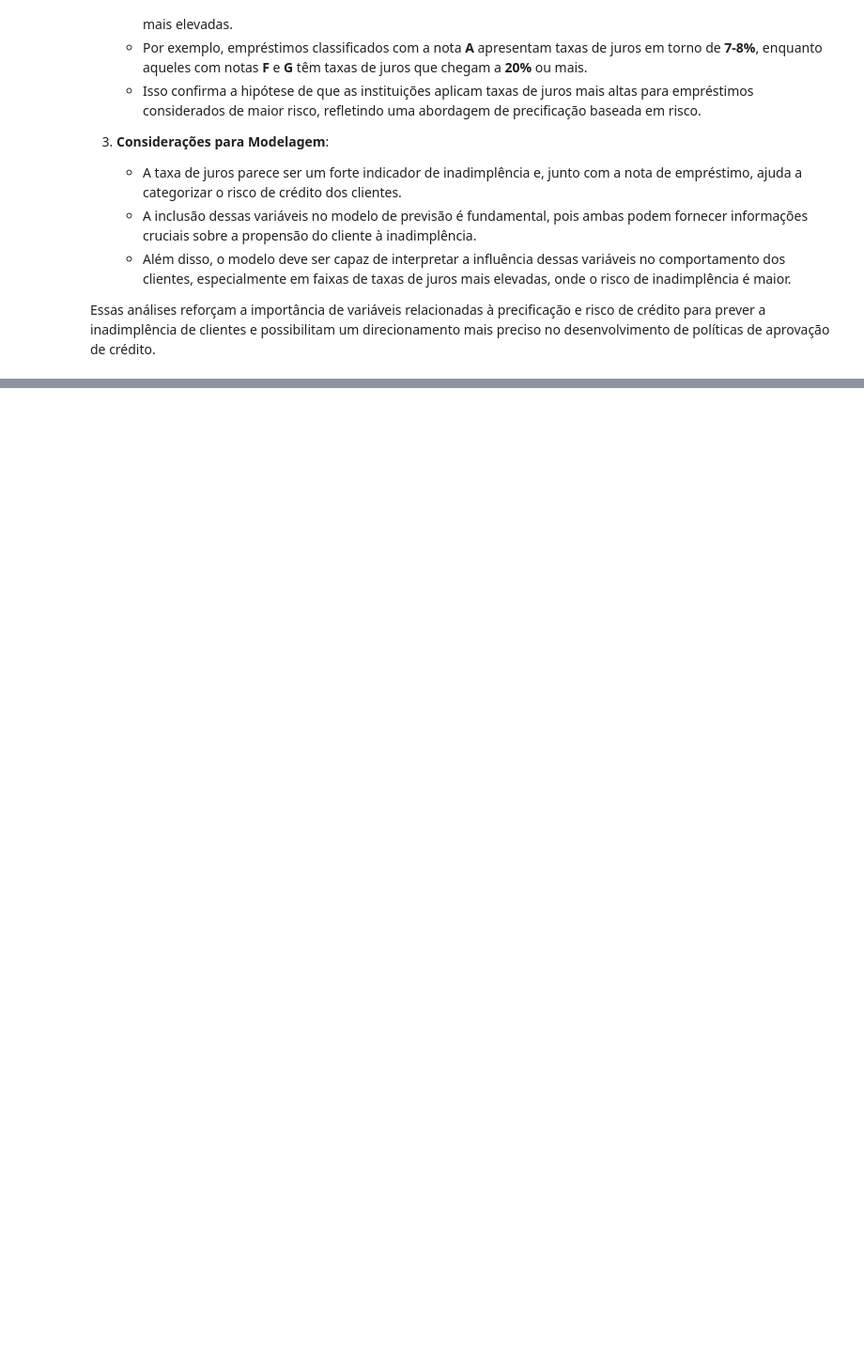
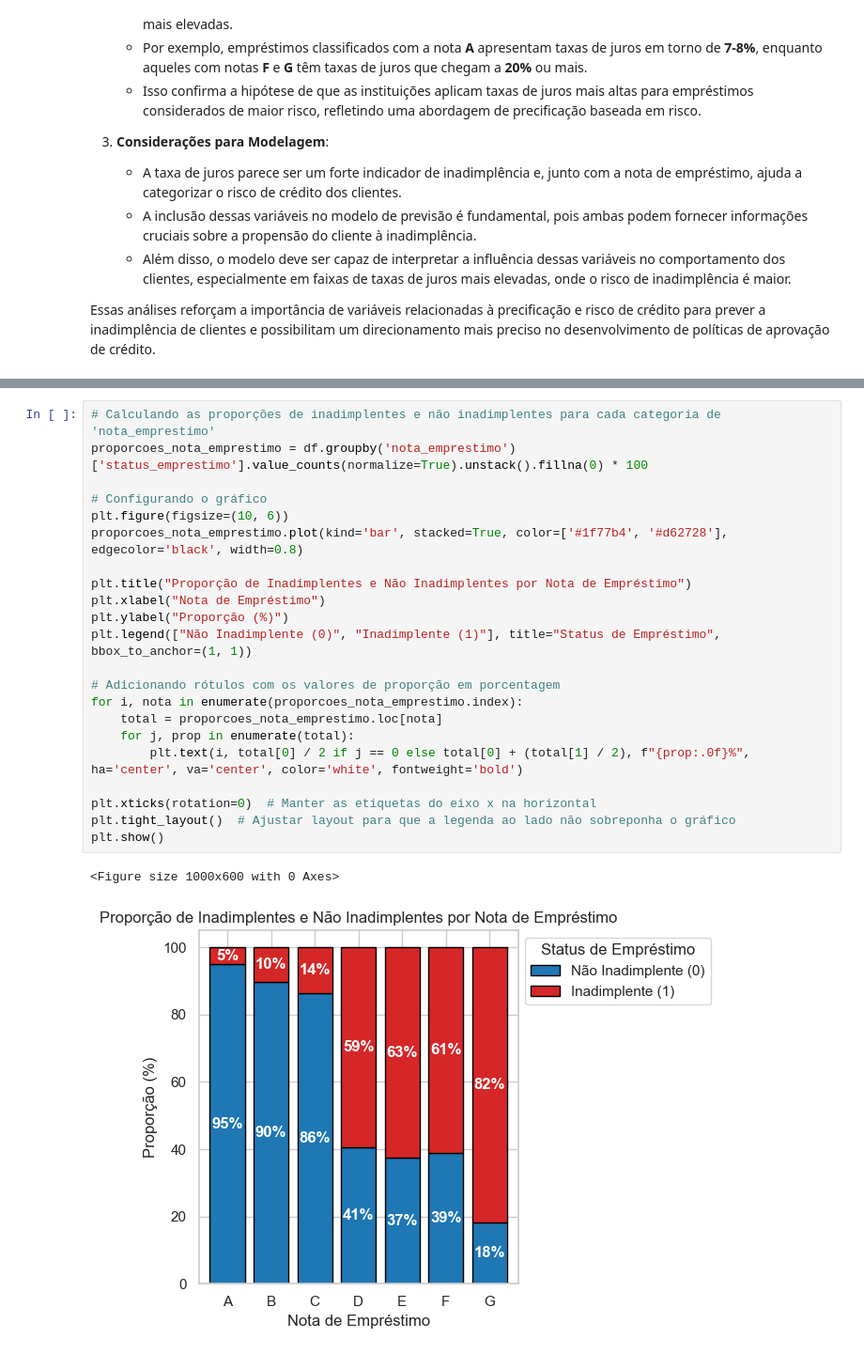
Before and after one commit to tnleite/loan-approval-prediction, a Jupyter notebook: 02-Analise/loan-approval-prediction.ipynb, the cells around one changed output, grey strips where cells are left out. Shown at 94% size. Saved outputs shown, nothing was run; the diff lists cells and outputs as text; blank space fills up the shorter version.

```diff
--- a/02-Analise/loan-approval-prediction.ipynb
+++ b/02-Analise/loan-approval-prediction.ipynb
@@ -1574,0 +1587,25 @@ Essa distribuição é desbalanceada, mas reflete o perfil geral dos dados. A cr
+# %%
+# Calculando as proporções de inadimplentes e não inadimplentes para cada categoria de 'nota_emprestimo'
+proporcoes_nota_emprestimo = df.groupby('nota_emprestimo')['status_emprestimo'].value_counts(normalize=True).unstack().fillna(0) * 100
+
+# Configurando o gráfico
+plt.figure(figsize=(10, 6))
+proporcoes_nota_emprestimo.plot(kind='bar', stacked=True, color=['#1f77b4', '#d62728'], edgecolor='black', width=0.8)
+
+plt.title("Proporção de Inadimplentes e Não Inadimplentes por Nota de Empréstimo")
+plt.xlabel("Nota de Empréstimo")
+plt.ylabel("Proporção (%)")
+plt.legend(["Não Inadimplente (0)", "Inadimplente (1)"], title="Status de Empréstimo", bbox_to_anchor=(1, 1))
+
+# Adicionando rótulos com os valores de proporção em porcentagem
+for i, nota in enumerate(proporcoes_nota_emprestimo.index):
+    total = proporcoes_nota_emprestimo.loc[nota]
+    for j, prop in enumerate(total):
+        plt.text(i, total[0] / 2 if j == 0 else total[0] + (total[1] / 2), f"{prop:.0f}%", ha='center', va='center', color='white', fontweight='bold')
+
+plt.xticks(rotation=0)  # Manter as etiquetas do eixo x na horizontal
+plt.tight_layout()  # Ajustar layout para que a legenda ao lado não sobreponha o gráfico
+plt.show()
+# %% [output]
+<Figure size 1000x600 with 0 Axes>
+[figure, added]
```
Also changed, not shown: parts of 32 cells of this notebook.
